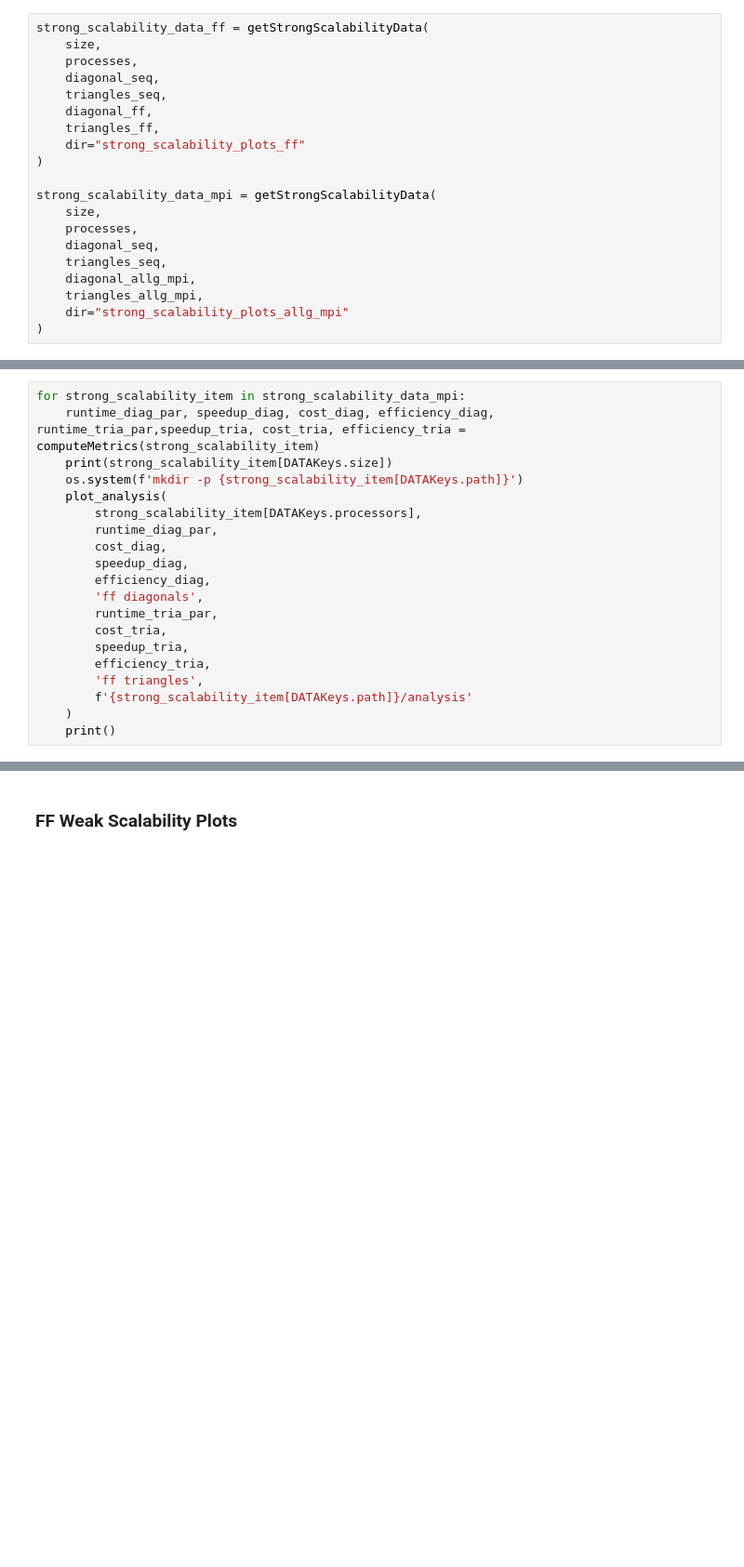
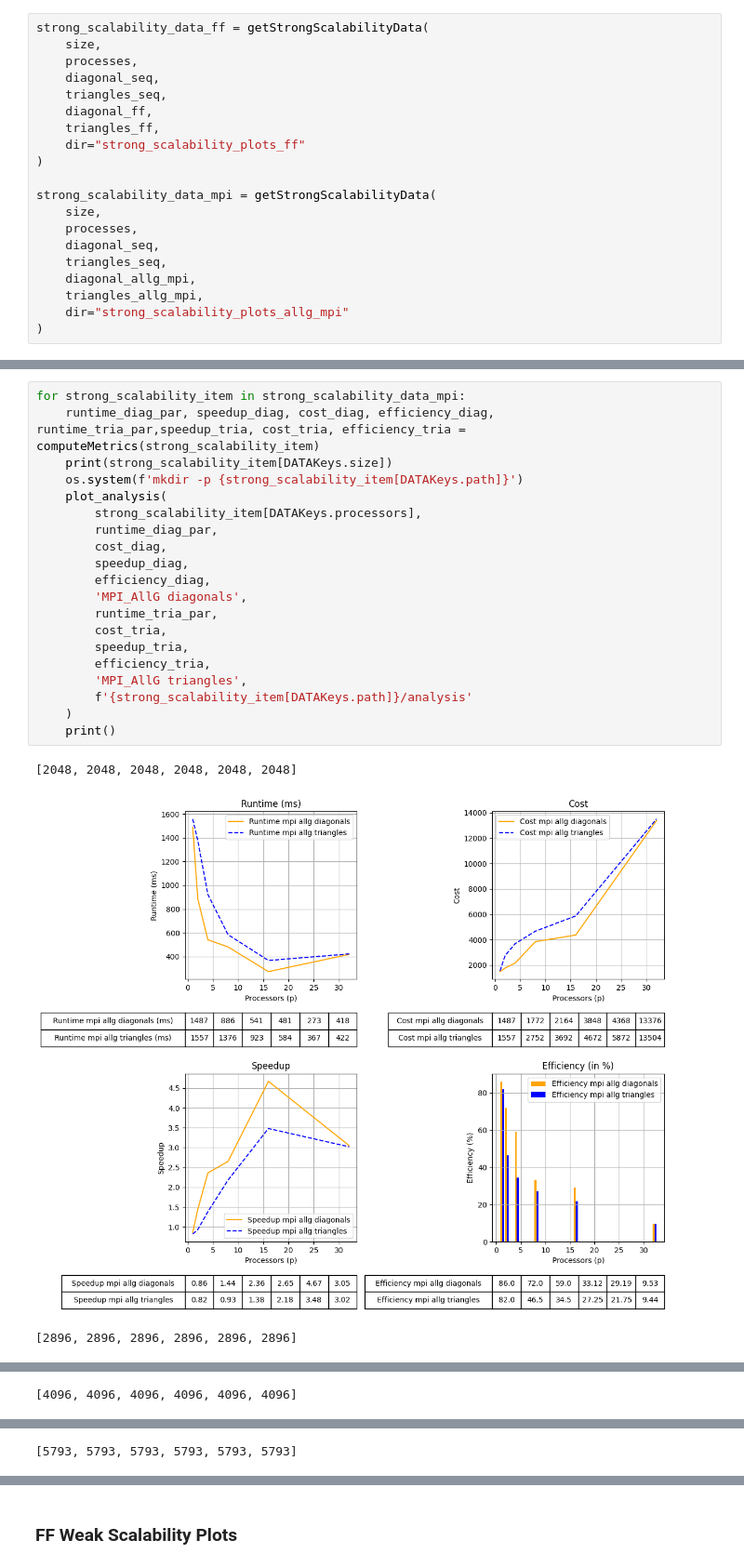
Before and after one commit to mikymatt01/SPM_wavefront, a Jupyter notebook: scripts/wavefront_metrics.ipynb, the cells around one changed output, grey strips where cells are left out. Shown at 93% size. Saved outputs shown, nothing was run; the diff lists cells and outputs as text; blank space fills up the shorter version.

```diff
--- a/scripts/wavefront_metrics.ipynb
+++ b/scripts/wavefront_metrics.ipynb
@@ -299,20 +310,24 @@ for strong_scalability_item in strong_scalability_data_ff:
 # %%
 for strong_scalability_item in strong_scalability_data_mpi:
     runtime_diag_par, speedup_diag, cost_diag, efficiency_diag, runtime_tria_par,speedup_tria, cost_tria, efficiency_tria = computeMetrics(strong_scalability_item)
     print(strong_scalability_item[DATAKeys.size])
     os.system(f'mkdir -p {strong_scalability_item[DATAKeys.path]}')
     plot_analysis(
         strong_scalability_item[DATAKeys.processors],
         runtime_diag_par,
         cost_diag,
         speedup_diag,
         efficiency_diag,
-        'ff diagonals',
+        'MPI_AllG diagonals',
         runtime_tria_par,
         cost_tria,
         speedup_tria,
         efficiency_tria,
-        'ff triangles',
+        'MPI_AllG triangles',
         f'{strong_scalability_item[DATAKeys.path]}/analysis'
     )
     print()
+# %% [output]
+[2048, 2048, 2048, 2048, 2048, 2048]
+[figure, added]
+[2896, 2896, 2896, 2896, 2896, 2896]
@@ -318,0 +335 @@ for strong_scalability_item in strong_scalability_data_mpi:
+[4096, 4096, 4096, 4096, 4096, 4096]
@@ -318,0 +337 @@ for strong_scalability_item in strong_scalability_data_mpi:
+[5793, 5793, 5793, 5793, 5793, 5793]
```
Also changed, not shown: parts of 14 cells of this notebook, 19 other files.
